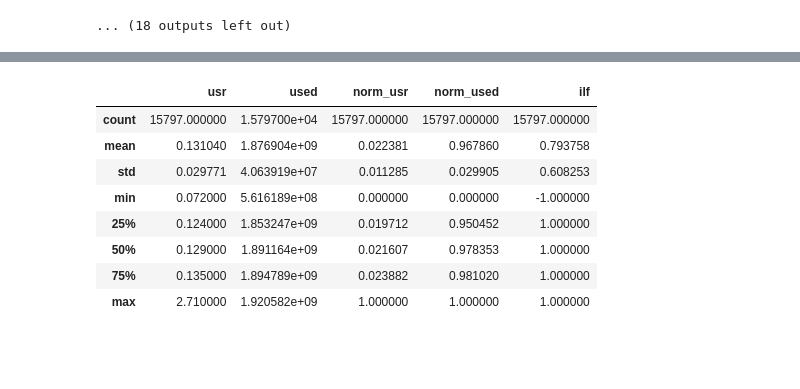
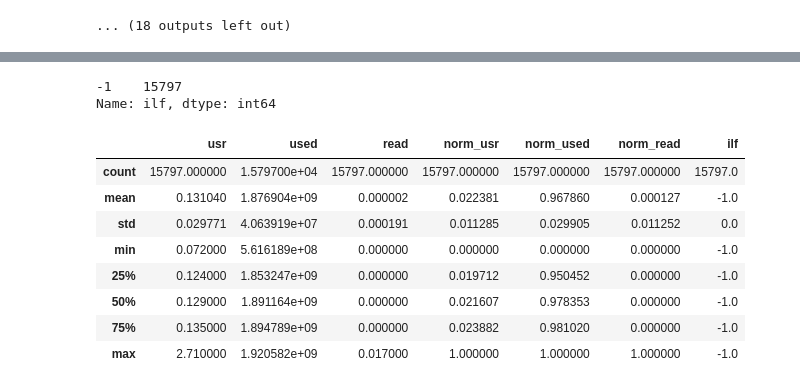
Before and after one commit to zhiyedan/cmserver-jupyter, a Jupyter notebook: timeSeries/cm_monitor_analy/analysis/namenode.ipynb, the cells around one changed output, grey strips where cells are left out. Saved outputs shown, nothing was run; the diff lists cells and outputs as text; code cells hidden in the pictures; blank space fills up the shorter version.

```diff
--- a/timeSeries/cm_monitor_analy/analysis/namenode.ipynb
+++ b/timeSeries/cm_monitor_analy/analysis/namenode.ipynb
@@ -134,12 +96,16 @@ Name: ilf, dtype: int64
-# %%
-tmp_data.describe()
-# %% [output]
-|  | usr | used | norm_usr | norm_used | ilf |
-| count | 15797.000000 | 1.579700e+04 | 15797.000000 | 15797.000000 | 15797.000000 |
-| mean | 0.131040 | 1.876904e+09 | 0.022381 | 0.967860 | 0.793758 |
-| std | 0.029771 | 4.063919e+07 | 0.011285 | 0.029905 | 0.608253 |
-| min | 0.072000 | 5.616189e+08 | 0.000000 | 0.000000 | -1.000000 |
-| 25% | 0.124000 | 1.853247e+09 | 0.019712 | 0.950452 | 1.000000 |
-| 50% | 0.129000 | 1.891164e+09 | 0.021607 | 0.978353 | 1.000000 |
-| 75% | 0.135000 | 1.894789e+09 | 0.023882 | 0.981020 | 1.000000 |
-| max | 2.710000 | 1.920582e+09 | 1.000000 | 1.000000 | 1.000000 |
+# %%
+values = tmp_data.ilf.unique()
+tmp_data['ilf'].value_counts()
+tmp_data.describe()
+# %% [output]
+-1    15797
+Name: ilf, dtype: int64
+|  | usr | used | read | norm_usr | norm_used | norm_read | ilf |
+| count | 15797.000000 | 1.579700e+04 | 15797.000000 | 15797.000000 | 15797.000000 | 15797.000000 | 15797.0 |
+| mean | 0.131040 | 1.876904e+09 | 0.000002 | 0.022381 | 0.967860 | 0.000127 | -1.0 |
+| std | 0.029771 | 4.063919e+07 | 0.000191 | 0.011285 | 0.029905 | 0.011252 | 0.0 |
+| min | 0.072000 | 5.616189e+08 | 0.000000 | 0.000000 | 0.000000 | 0.000000 | -1.0 |
+| 25% | 0.124000 | 1.853247e+09 | 0.000000 | 0.019712 | 0.950452 | 0.000000 | -1.0 |
+| 50% | 0.129000 | 1.891164e+09 | 0.000000 | 0.021607 | 0.978353 | 0.000000 | -1.0 |
+| 75% | 0.135000 | 1.894789e+09 | 0.000000 | 0.023882 | 0.981020 | 0.000000 | -1.0 |
+| max | 2.710000 | 1.920582e+09 | 0.017000 | 1.000000 | 1.000000 | 1.000000 | -1.0 |
```
Also changed, not shown: parts of 7 cells of this notebook, 5 other files.
